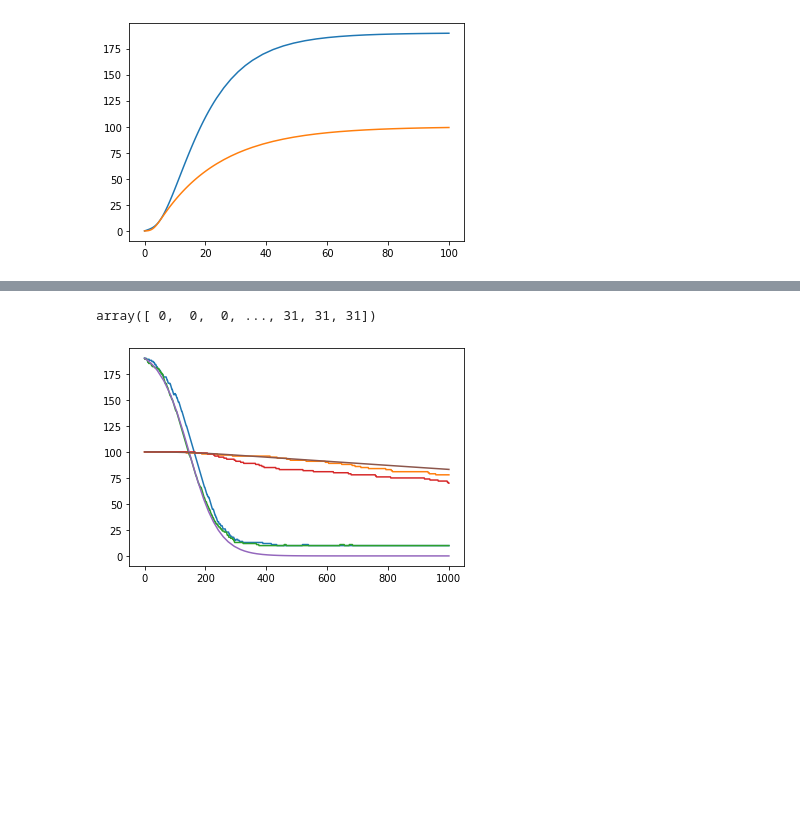
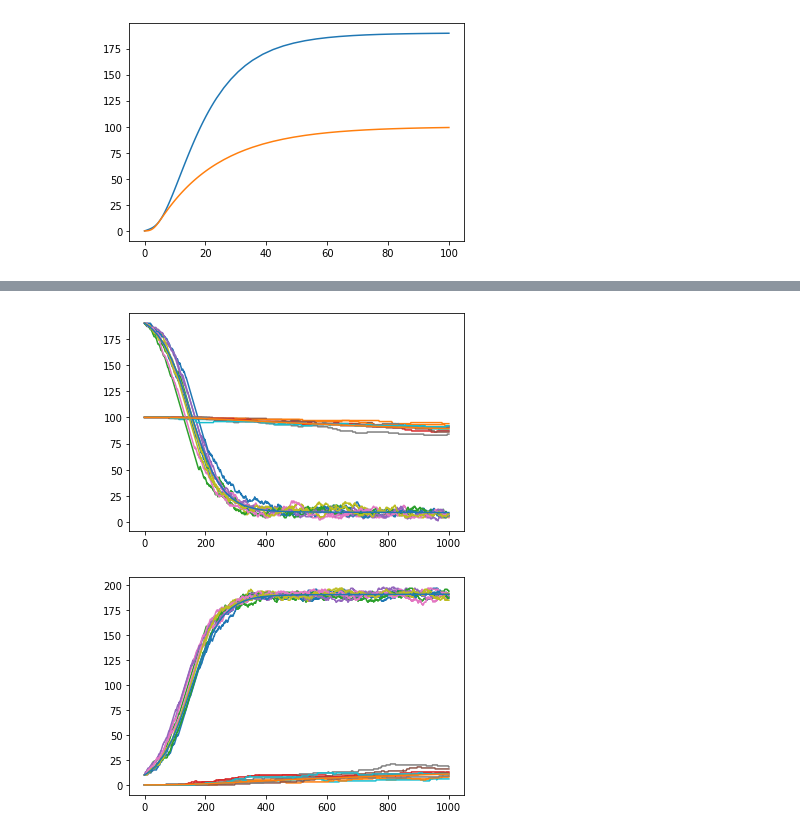
Before and after one commit to brianxiang123/Covid-19-Spread-Analysis, a Jupyter notebook: Spread Simulation.ipynb, the cells around one changed output, grey strips where cells are left out. Saved outputs shown, nothing was run; the diff lists cells and outputs as text; code cells hidden in the pictures; blank space fills up the shorter version.

```diff
--- a/Spread Simulation.ipynb
+++ b/Spread Simulation.ipynb
@@ -180,13 +183,17 @@ dsis
-# %%
-np.array(dsis.infected).T[1]
-# %% [output]
-array([ 0,  0,  0, ..., 31, 31, 31])
 # %%
-for i in range(2):
+for i in range(10):
     dsis.simulate()
     dsis.plot(0)
 sis.plot(0)
 plt.show()
 # %% [output]
-[figure, old version]
+[figure, new version]
+# %%
+for i in range(10):
+    dsis.simulate()
+    dsis.plot(1)
+sis.plot(1)
+plt.show()
+# %% [output]
+[figure, added]
 # %%
```
Also changed, not shown: parts of 15 cells of this notebook.
